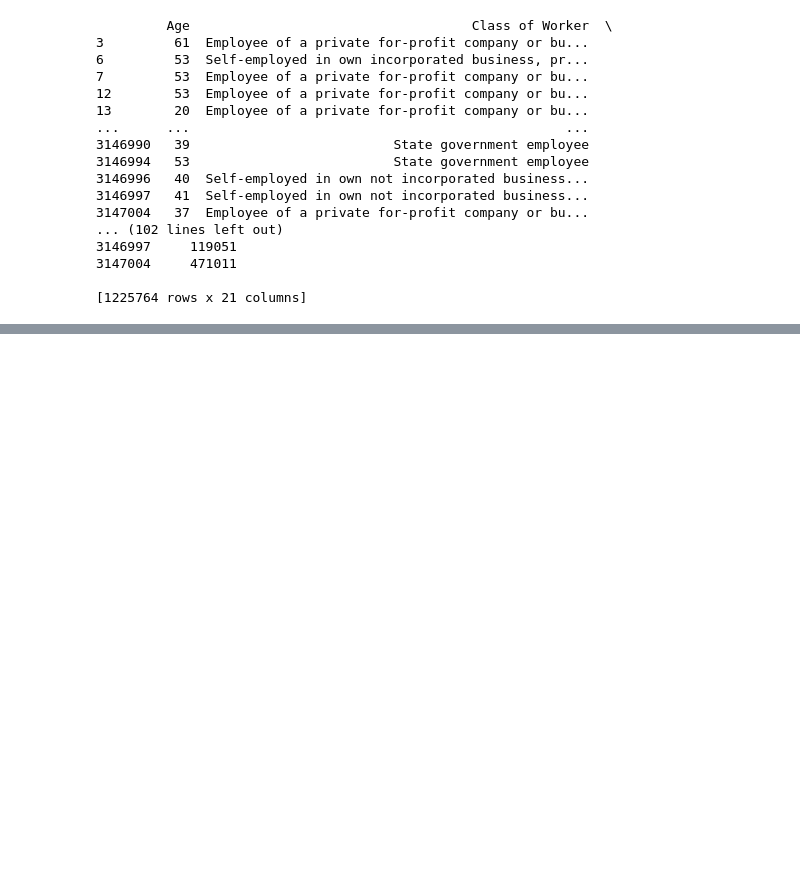
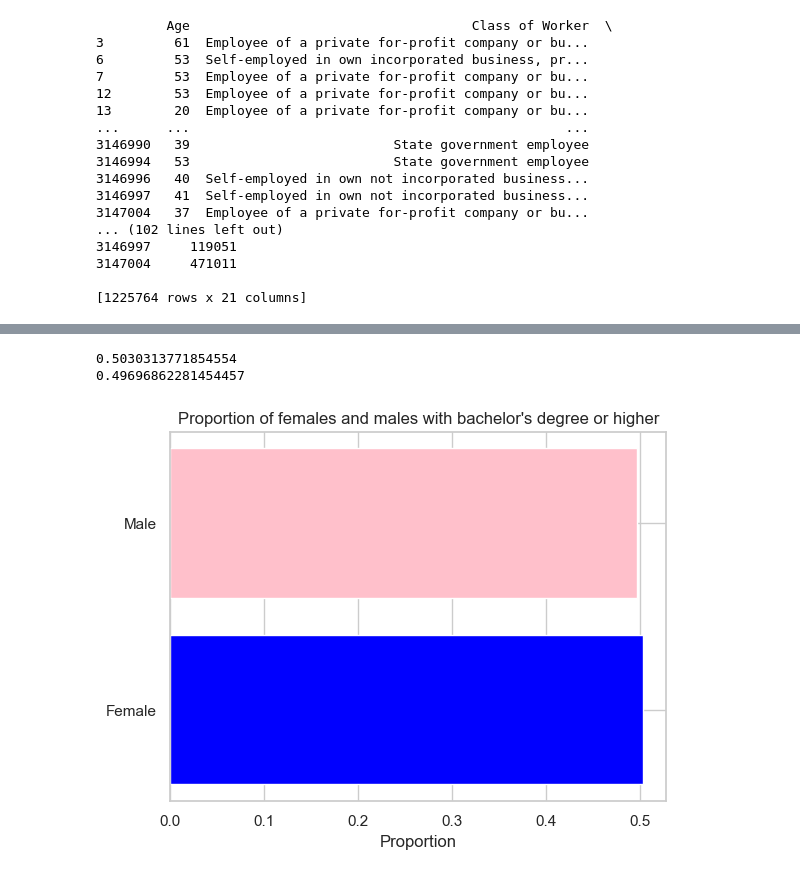
Before and after one commit to s-li1/COMP5310, a Jupyter notebook: assg1.ipynb, the cells around one changed output, grey strips where cells are left out. Saved outputs shown, nothing was run; the diff lists cells and outputs as text; code cells hidden in the pictures; blank space fills up the shorter version.

```diff
--- a/assg1.ipynb
+++ b/assg1.ipynb
@@ -226,0 +272,17 @@ print(dataset_cleaned)
+# %%
+bachelors_or_higher = dataset_cleaned[dataset_cleaned['Education'] >= 21]
+
+# Calculate Ratios
+proportion_female = bachelors_or_higher[bachelors_or_higher['Sex'] == 'Female'].shape[0] / bachelors_or_higher.shape[0]
+proportion_male = bachelors_or_higher[bachelors_or_higher['Sex'] == 'Male'].shape[0] / bachelors_or_higher.shape[0]
+print(proportion_female)
+print(proportion_male)
+fig, ax = plt.subplots()
+ax.barh(['Female', 'Male'], [proportion_female, proportion_male], color=['blue', 'pink'])
+ax.set_xlabel('Proportion')
+ax.set_title('Proportion of females and males with bachelor\'s degree or higher')
+plt.show()
+# %% [output]
+0.5030313771854554
+0.49696862281454457
+[figure, added]
```
Also changed, not shown: parts of 6 cells of this notebook.
